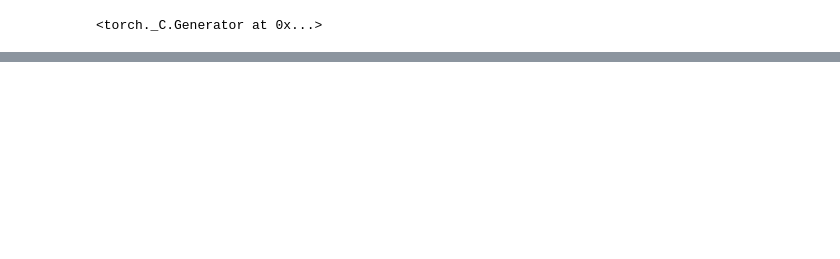
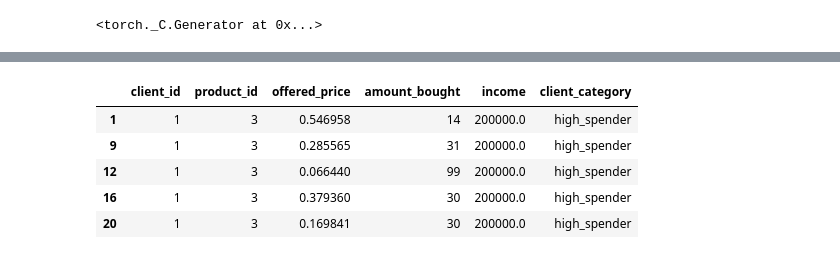
Before and after one commit to DanielLosada/DynamicPricing, a Jupyter notebook: MyImplementation/dnn.ipynb, the cells around one changed output, grey strips where cells are left out. Saved outputs shown, nothing was run; the diff lists cells and outputs as text; code cells hidden in the pictures; blank space fills up the shorter version.

```diff
--- a/MyImplementation/dnn.ipynb
+++ b/MyImplementation/dnn.ipynb
@@ -464,3 +511,12 @@ Test Loss: 0.5892
+# %%
+df.head(5)
+# %% [output]
+|  | client_id | product_id | offered_price | amount_bought | income | client_category |
+| 1 | 1 | 3 | 0.546958 | 14 | 200000.0 | high_spender |
+| 9 | 1 | 3 | 0.285565 | 31 | 200000.0 | high_spender |
+| 12 | 1 | 3 | 0.066440 | 99 | 200000.0 | high_spender |
+| 16 | 1 | 3 | 0.379360 | 30 | 200000.0 | high_spender |
+| 20 | 1 | 3 | 0.169841 | 30 | 200000.0 | high_spender |
 # %%
 np.random.seed(42)
 torch.manual_seed(1)
```
Also changed, not shown: parts of 12 cells of this notebook, 6 other files.
